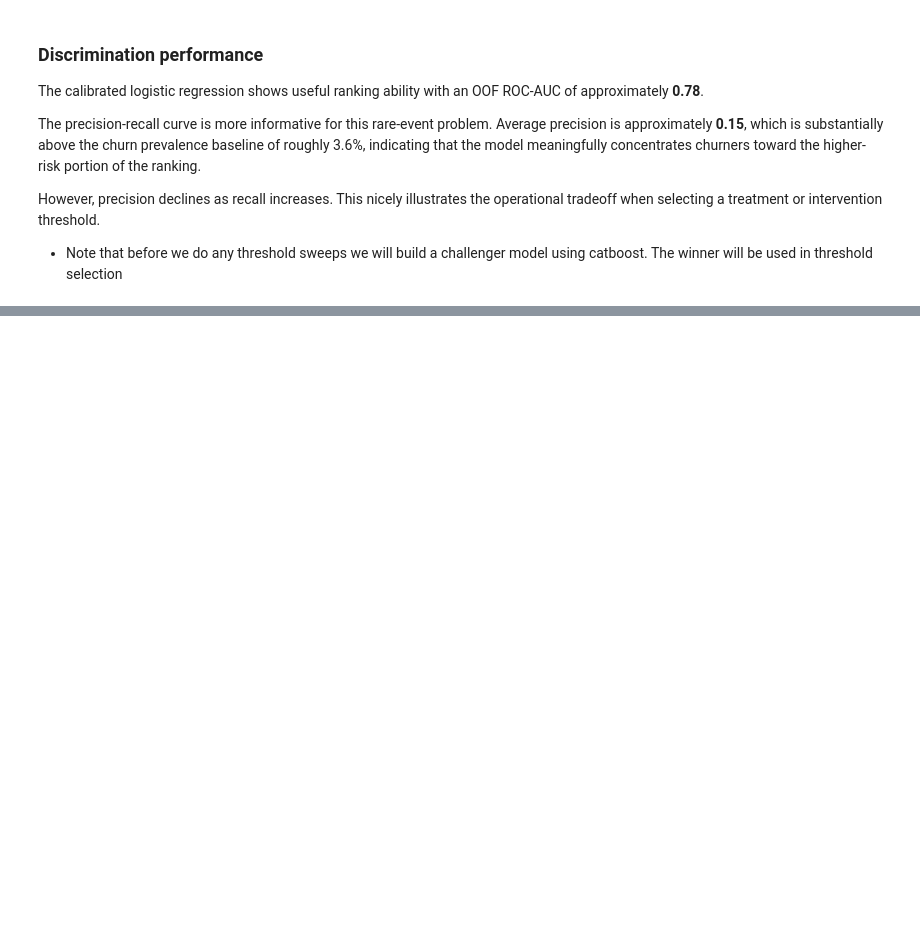
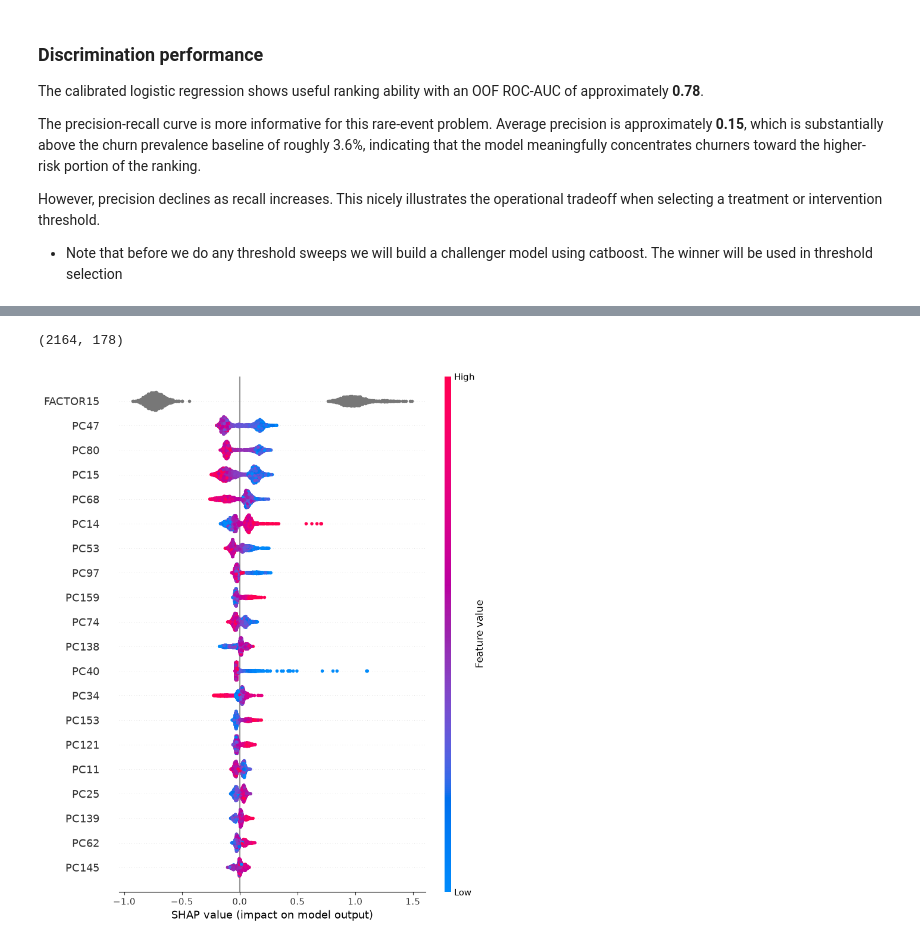
Before and after one commit to ACSanders/beyond-churn, a Jupyter notebook: notebooks/02_churn_prediction.ipynb, the cells around one changed output, grey strips where cells are left out. Cells and saved outputs as stored; diff of their text form; code cells hidden in the pictures; blank space fills up the shorter version.

```diff
--- a/notebooks/02_churn_prediction.ipynb
+++ b/notebooks/02_churn_prediction.ipynb
@@ -782,0 +1098,27 @@ However, precision declines as recall increases. This nicely illustrates the ope
+# %%
+train_pool = Pool(
+    X_train_catboost,
+    y_train,
+    cat_features=categorical_cols
+)
+
+# next get SHAP values
+shap_values = best_catboost_model.get_feature_importance(
+    train_pool,
+    type="ShapValues"
+)
+
+shap_values.shape
+# %% [output]
+(2164, 178)
+# %%
+shap_feature_values = shap_values[:, :-1]
+
+# plot
+shap.summary_plot(
+    shap_feature_values,
+    X_train_catboost,
+    max_display=20
+)
+# %% [output]
+[figure, added]
```
Also changed, not shown: parts of 43 cells of this notebook, 3 other files.
